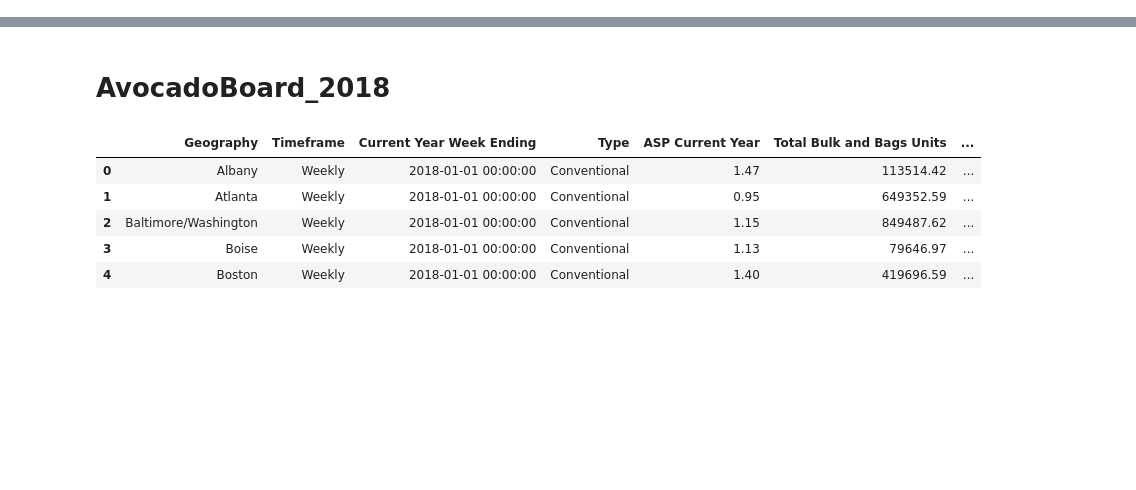
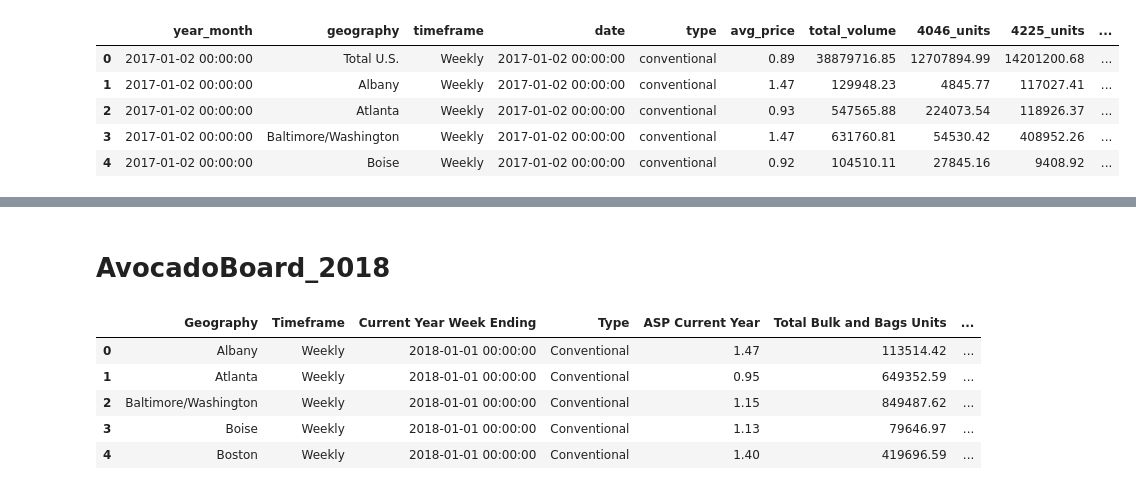
Before and after one commit to davidmcbee/Health_and_Avocados, a Jupyter notebook: clean_prices.ipynb, the cells around one changed output, grey strips where cells are left out. Cells and saved outputs as stored; diff of their text form; code cells hidden in the pictures; blank space fills up the shorter version.

```diff
--- a/clean_prices.ipynb
+++ b/clean_prices.ipynb
@@ -4,0 +43,25 @@ import datetime
+# %%
+# add year_month column and move to first column
+prices_2017['year_month'] = prices_2017['date']
+prices_2017 = prices_2017[['year_month',
+                             'geography',
+                             'timeframe',
+                             'date',
+                             'type',
+                             'avg_price',
+                             'total_volume',
+                             '4046_units',
+                             '4225_units',
+                             '4770_units',
+                             'total_bags',
+                             's_bags',
+                             'l_bags',
+                             'xl_bags']]
+prices_2017.head()
+# %% [output]
+|  | year_month | geography | timeframe | date | type | avg_price | total_volume | 4046_units | 4225_units | ... |
+| 0 | 2017-01-02 00:00:00 | Total U.S. | Weekly | 2017-01-02 00:00:00 | conventional | 0.89 | 38879716.85 | 12707894.99 | 14201200.68 | ... |
+| 1 | 2017-01-02 00:00:00 | Albany | Weekly | 2017-01-02 00:00:00 | conventional | 1.47 | 129948.23 | 4845.77 | 117027.41 | ... |
+| 2 | 2017-01-02 00:00:00 | Atlanta | Weekly | 2017-01-02 00:00:00 | conventional | 0.93 | 547565.88 | 224073.54 | 118926.37 | ... |
+| 3 | 2017-01-02 00:00:00 | Baltimore/Washington | Weekly | 2017-01-02 00:00:00 | conventional | 1.47 | 631760.81 | 54530.42 | 408952.26 | ... |
+| 4 | 2017-01-02 00:00:00 | Boise | Weekly | 2017-01-02 00:00:00 | conventional | 0.92 | 104510.11 | 27845.16 | 9408.92 | ... |
```
Also changed, not shown: parts of 8 cells of this notebook.
